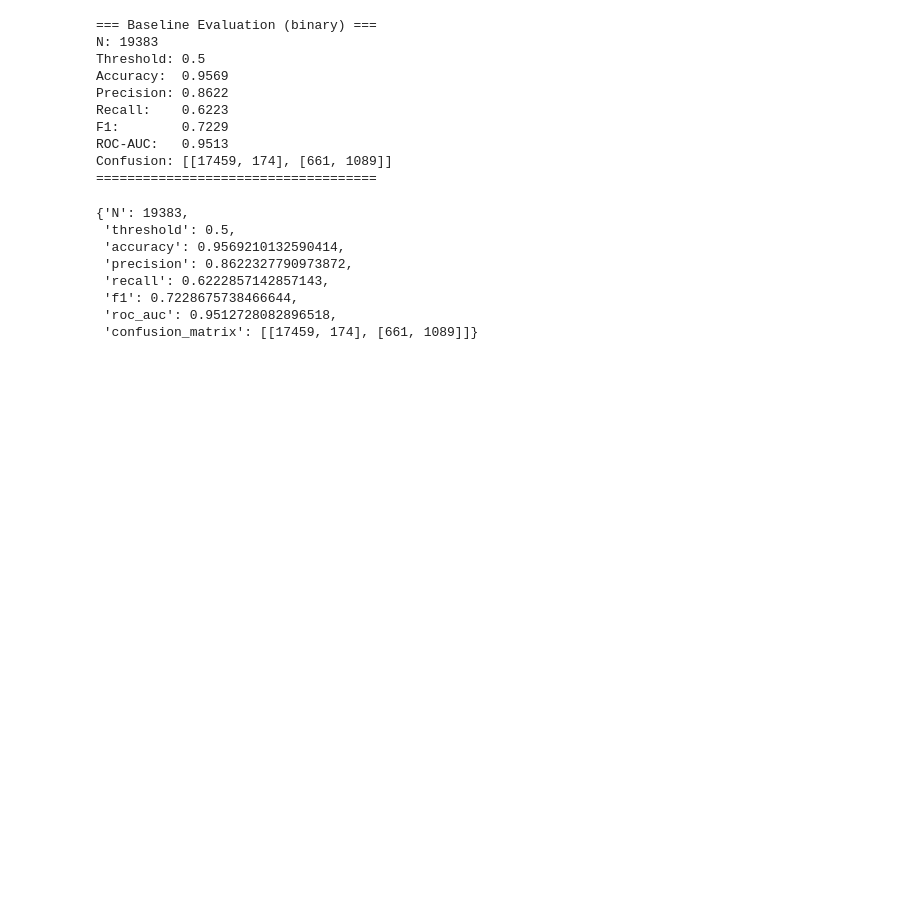
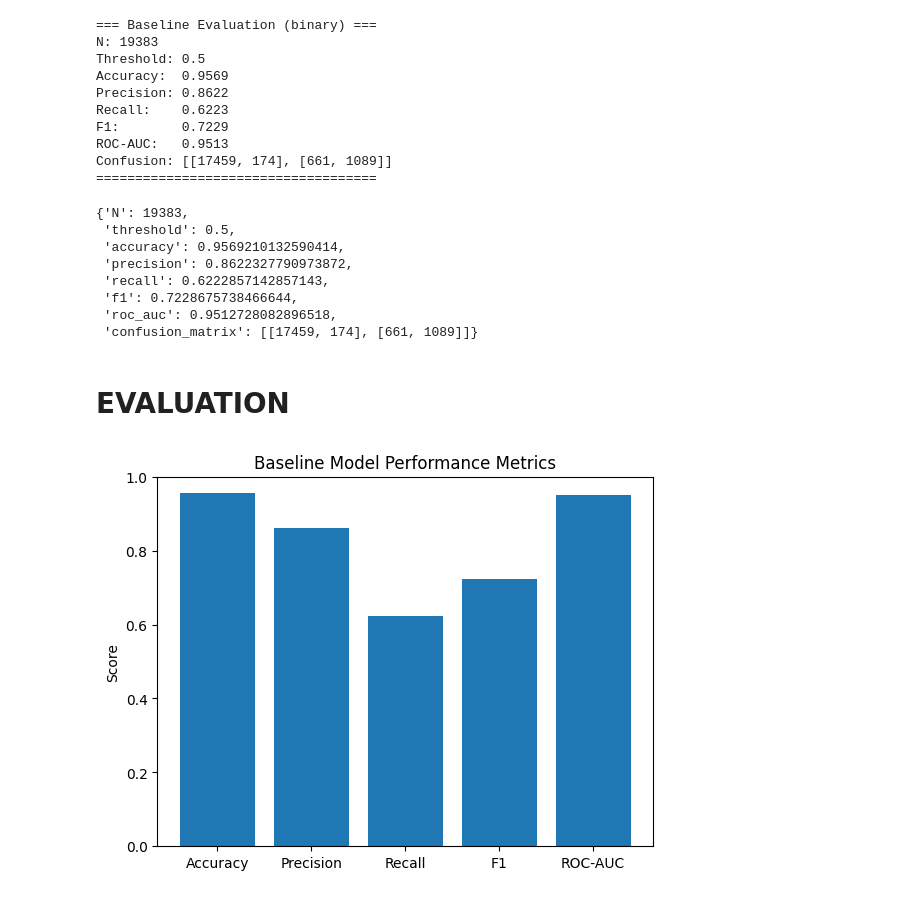
Before and after one commit to Sam-intech/Strata, a Jupyter notebook: backend/notebook/baseline.ipynb, the cells around one changed output. Saved outputs shown, nothing was run; the diff lists cells and outputs as text; code cells hidden in the pictures; blank space fills up the shorter version.

```diff
--- a/backend/notebook/baseline.ipynb
+++ b/backend/notebook/baseline.ipynb
@@ -168,3 +168,21 @@ baseline_metrics
  'f1': 0.7228675738466644,
  'roc_auc': 0.9512728082896518,
  'confusion_matrix': [[17459, 174], [661, 1089]]}
+# %% [markdown]
+EVALUATION
+==========
+# %%
+# -------------------------
+# A) Bar chart: core metrics
+# -------------------------
+metrics_names = ["Accuracy", "Precision", "Recall", "F1", "ROC-AUC"]
+metrics_vals  = [acc, prec, rec, f1, auc]
+
+plt.figure()
+plt.bar(metrics_names, metrics_vals)
+plt.ylim(0, 1)
+plt.title("Baseline Model Performance Metrics")
+plt.ylabel("Score")
+plt.show()
+# %% [output]
+[figure, added]
```
Also changed, not shown: parts of 4 cells of this notebook.
